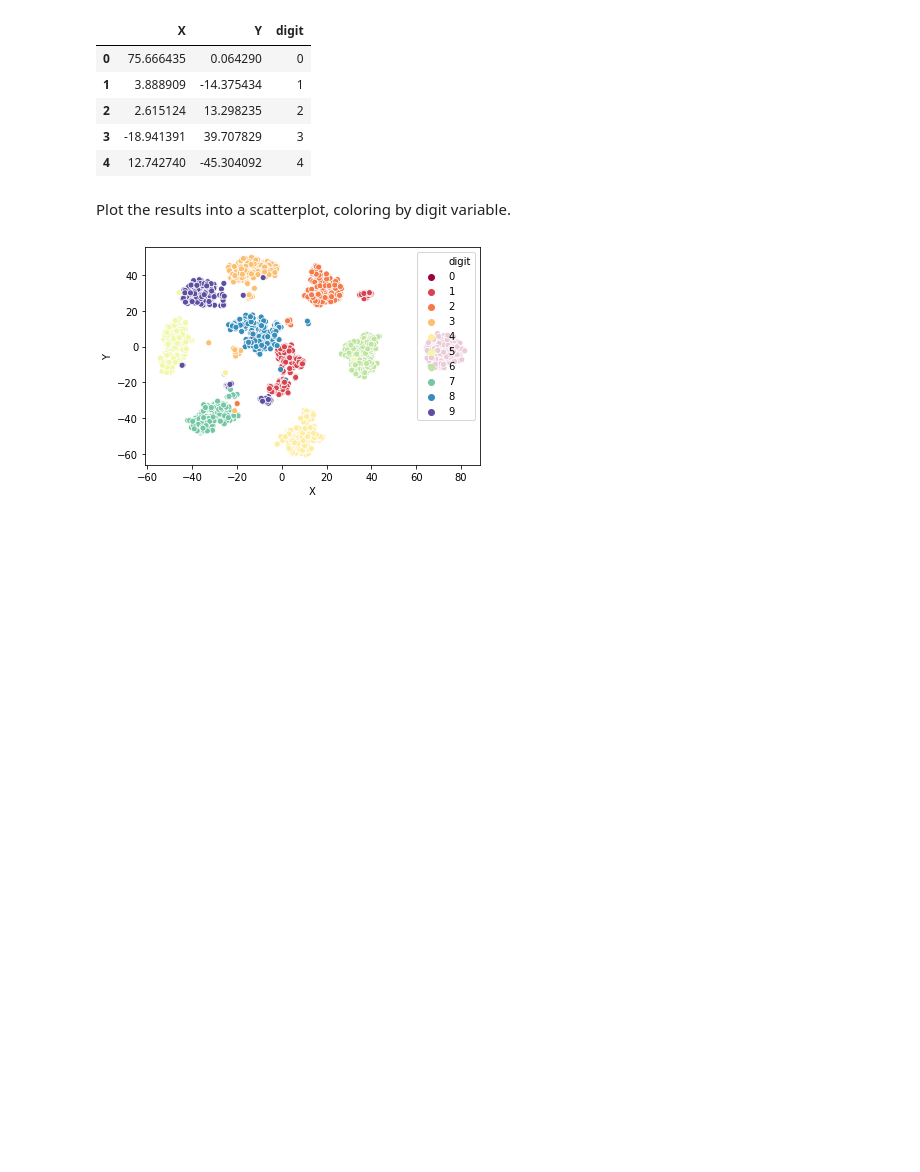
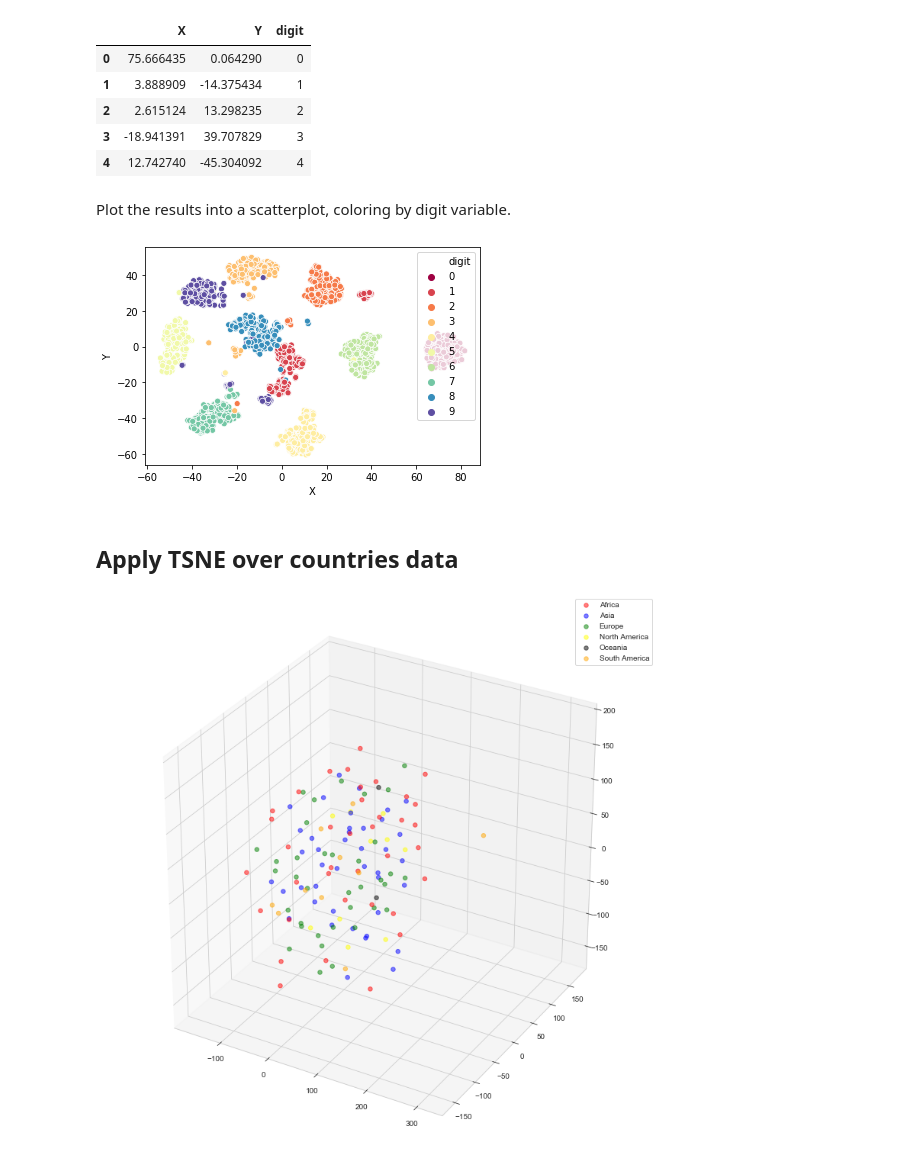
Before and after one commit to rootstrap/ml-training, a Jupyter notebook: dimension_reduction.ipynb, the cells around one changed output. Cells and saved outputs as stored; diff of their text form; code cells hidden in the pictures; blank space fills up the shorter version.

Commit message:
add example for TSNE

```diff
--- a/dimension_reduction.ipynb
+++ b/dimension_reduction.ipynb
@@ -376,3 +379,40 @@ sns.scatterplot(x="X", y="Y",
 plt.show()
 # %% [output]
 [figure]
+# %% [markdown]
+## Apply TSNE over countries data
+# %%
+world = geopandas.read_file(geopandas.datasets.get_path('naturalearth_lowres'))
+merged_inner = pd.merge(left=world, right=df, left_on='name',right_on='Country or region', how='inner')
+# %%
+merged_inner['continent_code'] = merged_inner['continent'].astype('category').cat.codes
+targets = merged_inner['continent'].astype('category').cat.categories
+colors = sns.color_palette("hls", len(targets))
+# %%
+merged_inner = merged_inner[['gdp_md_est','Score', 'GDP per capita', 'Social support', 'Healthy life expectancy',
+       'Freedom to make life choices', 'Generosity','Perceptions of corruption', 'continent_code']]
+# %%
+tsne = TSNE(n_components=3, random_state=0)
+tsne_result= tsne.fit_transform(merged_inner)
+
+tsne_df = pd.DataFrame({'X':tsne_result[:,0],
+                        'Y':tsne_result[:,1],
+                        'Z':tsne_result[:,2],
+                        'continent_code':merged_inner['continent_code']})
+# %%
+trans_data = tsne.fit_transform(merged_inner)
+
+from mpl_toolkits.mplot3d import Axes3D
+from matplotlib import animation
+fig = plt.figure(figsize=(10,10))
+ax = Axes3D(fig)
+colors = ['red','blue','green','yellow','black','orange']
+
+for i, c, label in zip(range(len(targets)), colors, targets):
+    ax.scatter(trans_data[merged_inner['continent_code']==i, 0],
+               trans_data[merged_inner['continent_code']==i, 1],
+               trans_data[merged_inner['continent_code']==i, 2], s=30, c=c, label=label, alpha=0.5)
+fig.legend()
+plt.show()
+# %% [output]
+[figure, added]
```
Also changed, not shown: parts of 3 cells of this notebook.
